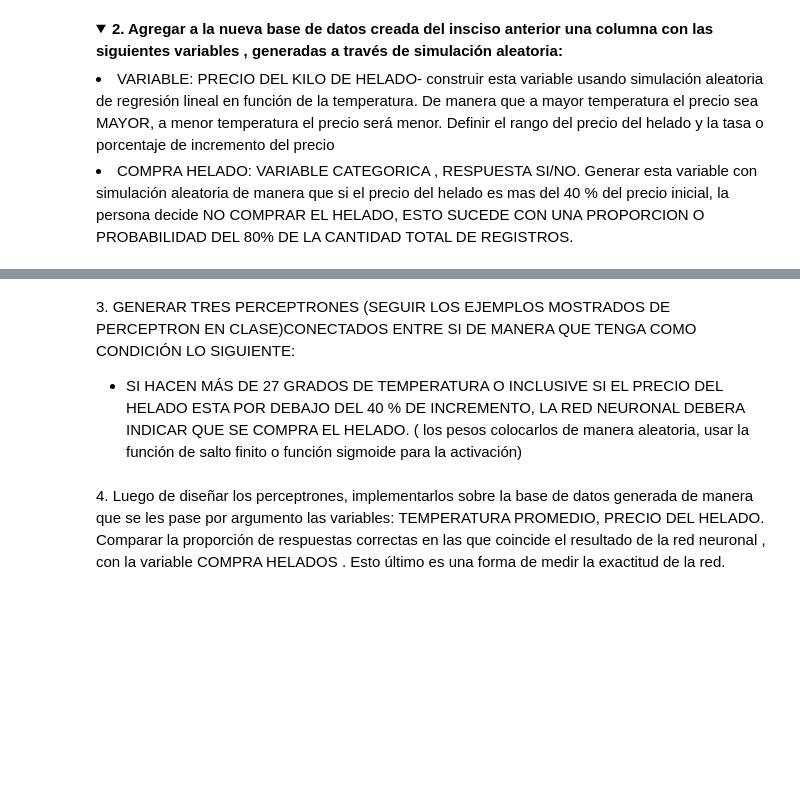
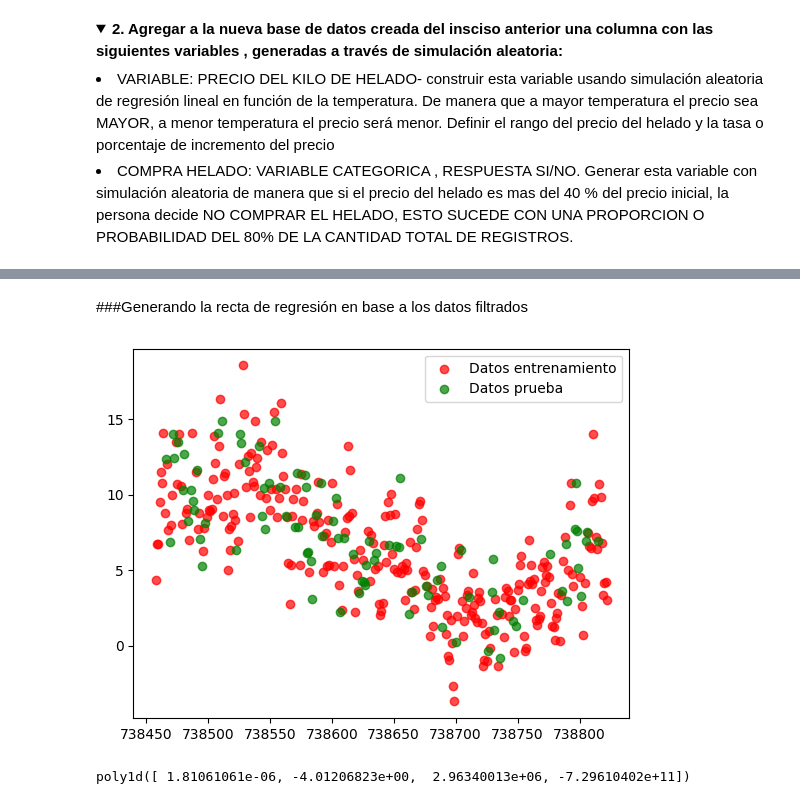
Before and after one commit to Nippur7/MachineLearningUNSA, a Jupyter notebook: UnSA_TP_RedesN_Matich_Carlos.ipynb, the cells around one changed output, grey strips where cells are left out. Drawn from its saved outputs; the diff is of its cells as text; code cells hidden in the pictures; folded sections open; blank space fills up the shorter version.

```diff
--- a/UnSA_TP_RedesN_Matich_Carlos.ipynb
+++ b/UnSA_TP_RedesN_Matich_Carlos.ipynb
@@ -243,7 +160,2 @@ Leer este enunciado es lo peor que me paso en la vida y vivi muchas desgracias.
-# %% [markdown]
-<p>3. GENERAR TRES PERCEPTRONES (SEGUIR LOS EJEMPLOS MOSTRADOS DE PERCEPTRON EN CLASE)CONECTADOS ENTRE SI DE MANERA QUE TENGA COMO CONDICIÓN LO SIGUIENTE:</p>
-
-<ul><li>SI HACEN MÁS DE 27 GRADOS DE TEMPERATURA O INCLUSIVE SI EL PRECIO DEL HELADO ESTA POR DEBAJO DEL 40 % DE INCREMENTO, LA RED NEURONAL DEBERA INDICAR QUE SE COMPRA EL HELADO. ( los pesos colocarlos de manera aleatoria, usar la función de salto finito o función sigmoide para la activación)</li>
-</ul>
-# %% [markdown]
-<p>4. Luego de diseñar los perceptrones, implementarlos sobre la base de datos generada de manera que se les pase por argumento las variables: TEMPERATURA PROMEDIO, PRECIO DEL HELADO. Comparar la proporción de respuestas correctas en las que coincide el resultado de la red neuronal , con la variable COMPRA HELADOS . Esto último es una forma de medir la exactitud de la red.</p>
+# %% [markdown]
+###Generando la recta de regresión en base a los datos filtrados
@@ -249,0 +167,9 @@ Leer este enunciado es lo peor que me paso en la vida y vivi muchas desgracias.
+# %%
+X_train, x_test, y_train, y_test = train_test_split(df_filtrado.FECHA_S,df_filtrado.T_PROM)
+# %%
+plt.scatter(X_train, y_train, label='Datos entrenamiento', color='r', alpha=0.7)
+plt.scatter(x_test, y_test, label='Datos prueba', color='g', alpha=0.7)
+plt.legend()
+plt.show()
+# %% [output]
+[figure, added]
@@ -249,0 +183,4 @@ Leer este enunciado es lo peor que me paso en la vida y vivi muchas desgracias.
+# %%
+modelo_poly
+# %% [output]
+poly1d([ 1.81061061e-06, -4.01206823e+00,  2.96340013e+06, -7.29610402e+11])
```
Also changed, not shown: parts of 60 cells of this notebook.
